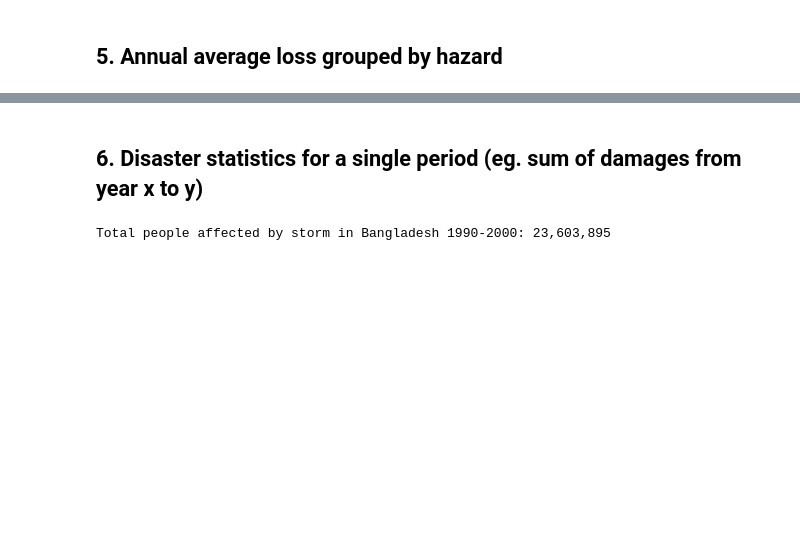
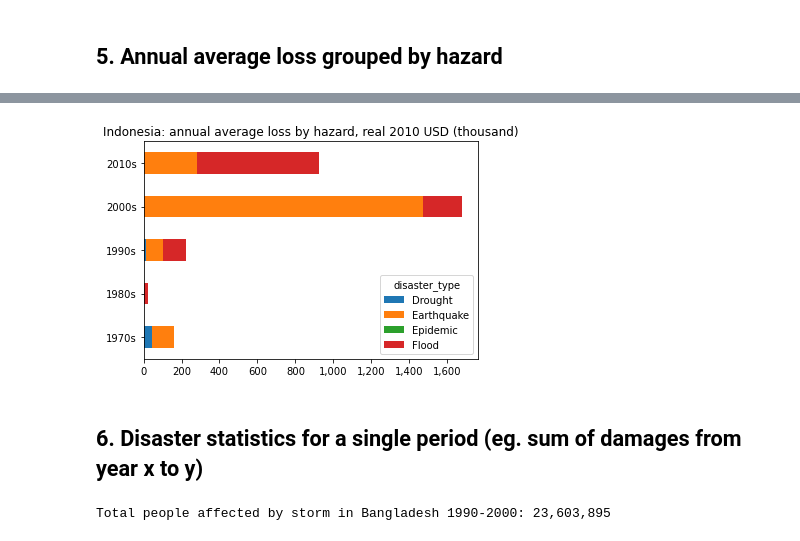
Before and after one commit to GFDRR/pyEmdat, a Jupyter notebook: example_notebook.ipynb, the cells around one changed output, grey strips where cells are left out. Cells and saved outputs as stored; diff of their text form; code cells hidden in the pictures; blank space fills up the shorter version.

```diff
--- a/example_notebook.ipynb
+++ b/example_notebook.ipynb
@@ -97,3 +115,24 @@ df.plot(kind = 'bar', title = 'Peru: Average annual loss (1980-2020) (million US
+# %%
+df_decades=pd.DataFrame({'1970s': ED.aal_by_disaster_type(1970, 1980, 'Indonesia', 'all',base_year=2010),
+                        '1980s':ED.aal_by_disaster_type(1980, 1990, 'Indonesia', 'all',base_year=2010),
+                        '1990s':ED.aal_by_disaster_type(1990, 2000, 'Indonesia', 'all',base_year=2010),
+                        '2000s':ED.aal_by_disaster_type(2000, 2010, 'Indonesia', 'all',base_year=2010),
+                        '2010s':ED.aal_by_disaster_type(2010, 2020, 'Indonesia', 'all',base_year=2010)})
+df_decades = df_decades.fillna(0)
+df_decades['mean'] = df_decades.mean(axis=1)
+df_decades.sort_values(ascending=False, by='mean')
+df_decades=df_decades[:4]
+df_decades.drop(columns='mean',inplace=True)
+# %%
+def thousands(x, pos):
+    return('{:,.0f}'.format(x*1e-3))
+# %%
+ax = df_decades.T.plot(kind='barh',stacked=True)
+plt.title('Indonesia: annual average loss by hazard, real 2010 USD (thousand)')
+x_labels = ax.get_xticks()
+ax.xaxis.set_major_formatter(ticker.FuncFormatter(thousands));
+# %% [output]
+[figure, added]
 # %% [markdown]
 ## 6. Disaster statistics for a single period (eg. sum of damages from year x to y)
 # %%
```
Also changed, not shown: parts of 16 cells of this notebook, 10 other files.
